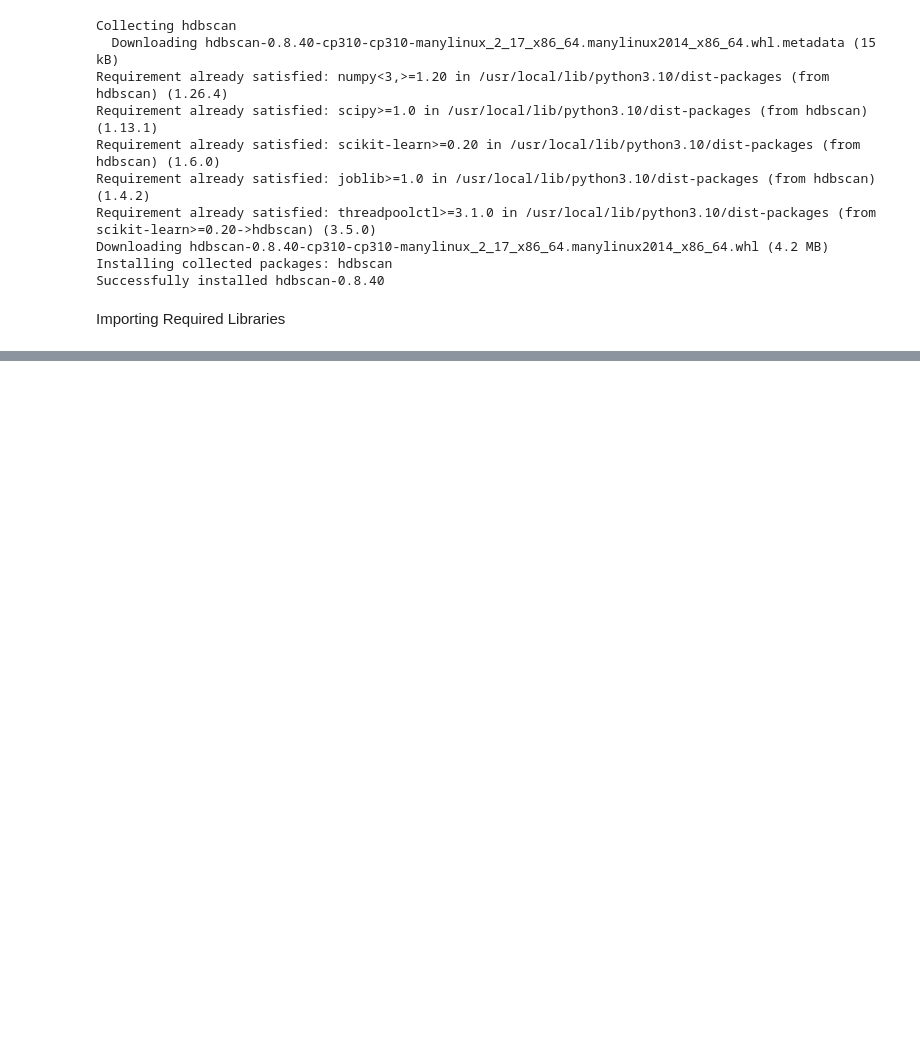
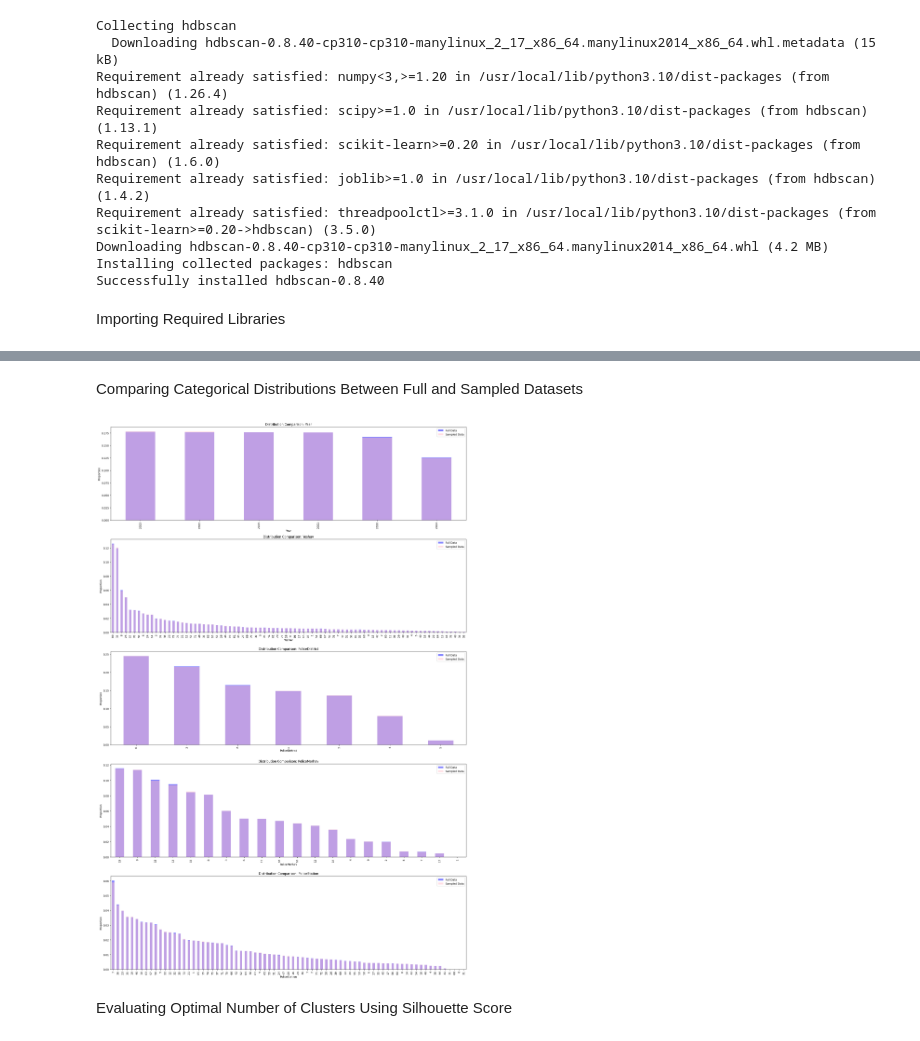
Before and after one commit to orifelszer/CrimeData, a Jupyter notebook: Clustering.ipynb, the cells around one changed output, grey strips where cells are left out. Drawn from its saved outputs; the diff is of its cells as text; code cells hidden in the pictures; blank space fills up the shorter version.

```diff
--- a/Clustering.ipynb
+++ b/Clustering.ipynb
@@ -448,0 +120,13 @@ plt.show()
+# %%
+kmeans = KMeans(n_clusters=2, random_state=42)
+clusters = kmeans.fit_predict(df_kmeans_scaled)
+
+# Add the cluster labels back to the original (non-standardized) dataset
+df_kmeans['Cluster'] = clusters
+
+# Sample 10% of Data from Each Cluster for Analysis (Non-Standardized)
+df_sample = df_kmeans.groupby('Cluster').apply(
+    lambda x: x.sample(frac=0.1, random_state=42)).reset_index(drop=True)
+
+# Standardize the Sampled Data Using the Same Scaler
+df_sample_scaled = scaler.transform(df_sample.drop(columns=['Cluster']))
@@ -448,0 +163,28 @@ plt.show()
+# %% [markdown]
+Comparing Categorical Distributions Between Full and Sampled Datasets
+# %%
+# Define the list of categorical columns for comparison
+categorical_columns = ['Year', 'Yeshuv', 'PoliceDistrict', 'PoliceMerhav', 'PoliceStation']
+
+# Create bar plots to compare the distribution of categorical variables
+plt.figure(figsize=(20, 30))
+for i, column in enumerate(categorical_columns, 1):
+    plt.subplot(len(categorical_columns), 1, i)
+
+    # Normalize and plot the distribution of both datasets
+    df_kmeans[column].value_counts(normalize=True).plot(kind='bar', color='blue', alpha=0.5, label='Full Data')
+    df_sample[column].value_counts(normalize=True).plot(kind='bar', color='pink', alpha=0.5, label='Sampled Data')
+
+    # Set titles and labels for clarity
+    plt.title(f'Distribution Comparison: {column}')
+    plt.xlabel(column)
+    plt.ylabel('Proportion')
+    plt.legend()
+
+# Adjust layout for better readability
+plt.tight_layout()
+plt.show()
+# %% [output]
+[figure, added]
+# %% [markdown]
+Evaluating Optimal Number of Clusters Using Silhouette Score
```
Also changed, not shown: parts of 54 cells of this notebook.
